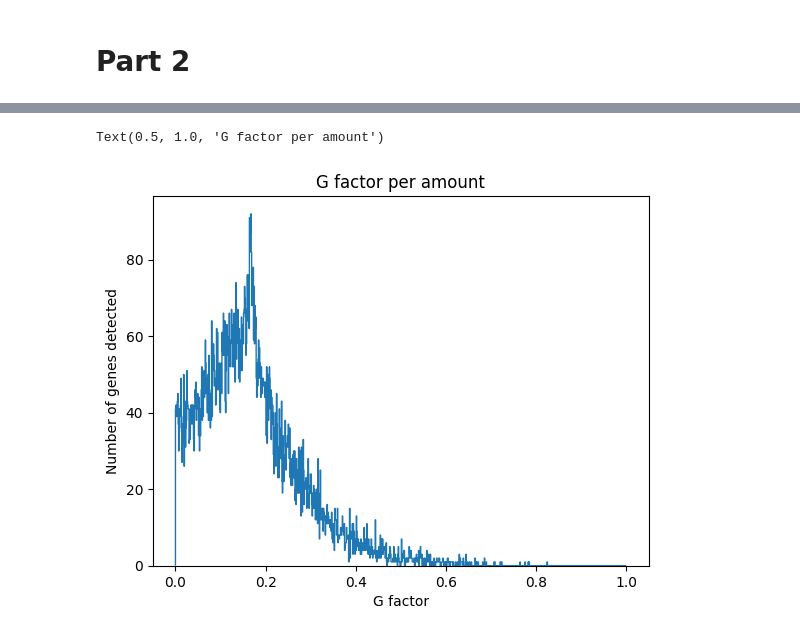
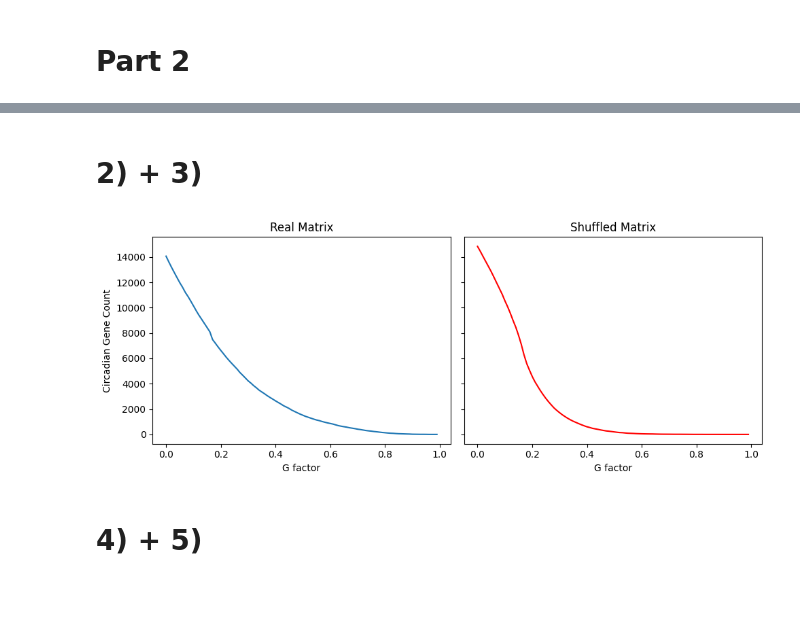
Before and after one commit to RiboRings/neurogenomics, a Jupyter notebook: project2.ipynb, the cells around one changed output, grey strips where cells are left out. Saved outputs shown, nothing was run; the diff lists cells and outputs as text; code cells hidden in the pictures; blank space fills up the shorter version.

```diff
--- a/project2.ipynb
+++ b/project2.ipynb
@@ -192,13 +147,0 @@ def shuffle_along_axis(mat, axis):
-# %%
-shuffled_mat = shuffle_along_axis(circ_mat, axis=0)
-shuffled_powers = compute_powers(shuffled_mat)
-
-# Create and plot the G factor array
-G_factor_array, _, _ = plt.hist(shuffled_powers, bins=1000, range=[0, 1], histtype="step")
-
-plt.xlabel("G factor")
-plt.ylabel("Number of genes detected")
-plt.title("G factor per amount")
-# %% [output]
-Text(0.5, 1.0, 'G factor per amount')
-[figure, removed]
@@ -205 +171,37 @@ Text(0.5, 1.0, 'G factor per amount')
+# %%
+# Compute powers of real matrix
+circ_powers = compute_powers(circ_mat)
+# Obtain survivor function for real matrix
+real_survivor, threshold_range = generate_survivor(circ_powers)
+
+# Shuffle real matrix
+shuffled_mat = shuffle_along_axis(circ_mat, axis=0)
+# Compute powers of shuffled matrix
+shuffled_powers = compute_powers(shuffled_mat)
+# Obtain survivor function for shuffled matrix
+shuffled_survivor, _ = generate_survivor(shuffled_powers)
+# %% [markdown]
+# 2) + 3)
+# %%
+fig, axes = plt.subplots(1, 2, sharey=True)
+
+fig.set_figwidth(10)
+fig.set_figheight(4)
+
+axes[0].plot(threshold_range, real_survivor)
+
+axes[0].set_xlabel("G factor")
+axes[0].set_ylabel("Circadian Gene Count")
+axes[0].set_title("Real Matrix")
+
+axes[1].plot(threshold_range, shuffled_survivor, color = "red")
+
+axes[1].set_xlabel("G factor")
+axes[1].set_title("Shuffled Matrix")
+
+plt.tight_layout()
+# %% [output]
+[figure, added]
+# %% [markdown]
+# 4) + 5)
 # %%
```
Also changed, not shown: parts of 25 cells of this notebook.
